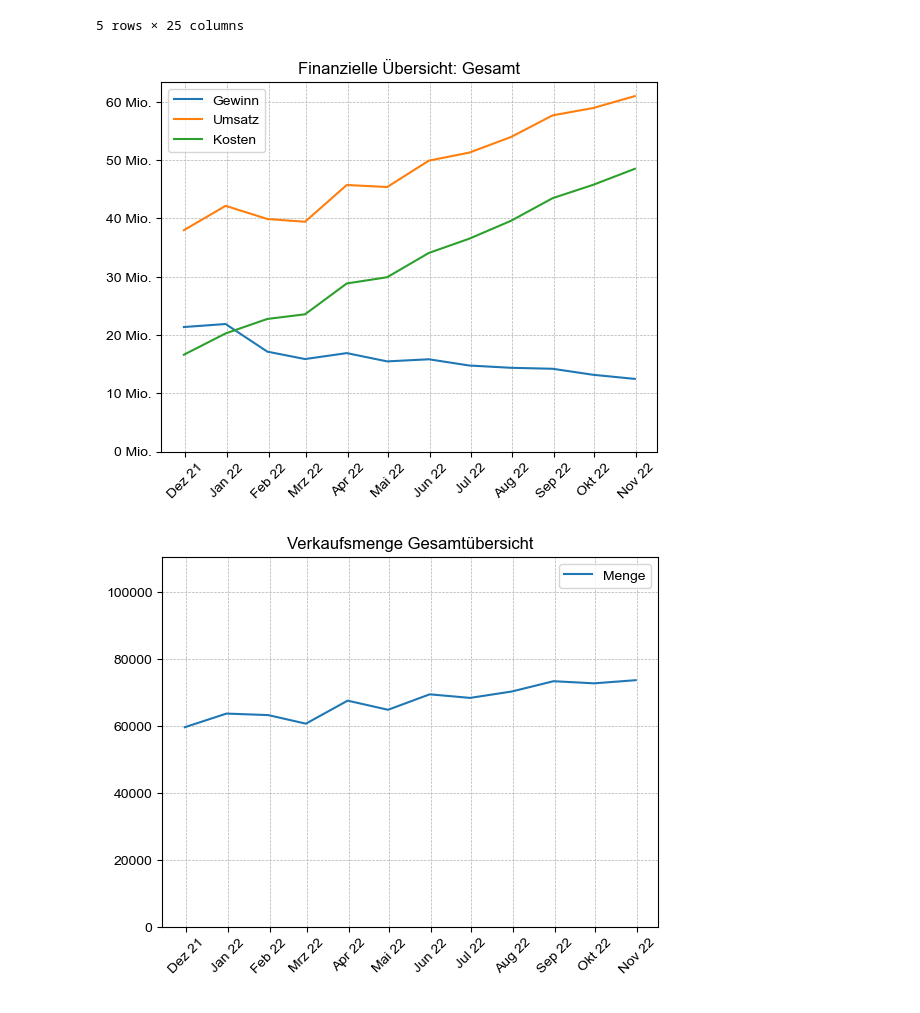
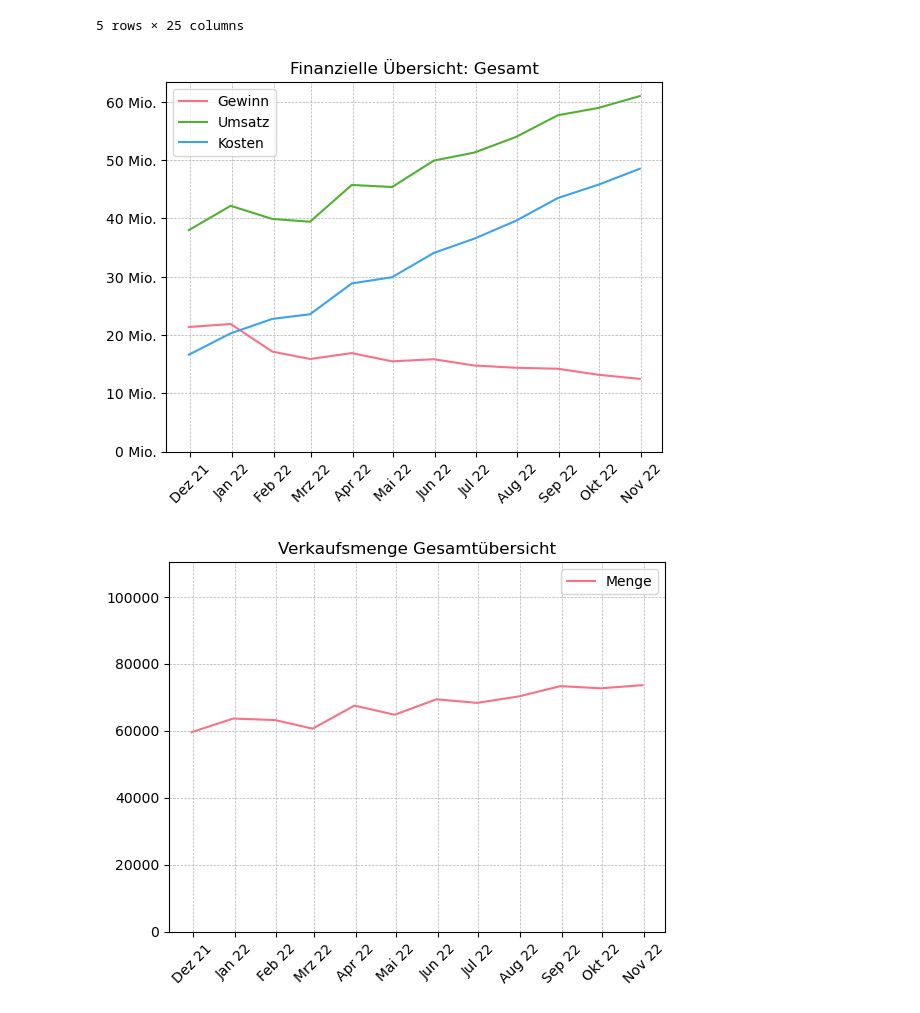
Before and after one commit to timstr97/business-analytics-case-study, a Jupyter notebook: sandbox/tim/präsi_sandbox.ipynb, the cells around one changed output. Drawn from its saved outputs; the diff is of its cells as text; code cells hidden in the pictures.

Commit message:
updated colorpalette

```diff
--- a/sandbox/tim/präsi_sandbox.ipynb
+++ b/sandbox/tim/präsi_sandbox.ipynb
@@ -96,6 +96,7 @@ for df_reg_main, region, marketplace in dataframes:
 # Alle DataFrames zusammenfügen (concat)
 # ignore_index=True: Index wird neu erstellt
 df_reg_main = pd.concat([df for df, _, _ in dataframes], ignore_index=True)
+df_reg_main = df_reg_main.replace(["online", "phone", "store"], ["Online", "Telefon", "Store"])
 # %%
 df_reg_main.head()
 # %% [output]
@@ -107,6 +108,9 @@ df_reg_main.head()
 | 4 | 2021-11-01 | Tablet Basic | 1.0 | 4 | 1 | 0 | 0 | 170.09 | NaN | NaN | ... |
 5 rows × 25 columns
 # %%
+# Generating colors from the "husl" palette
+palette = sns.color_palette("husl", 4)
+
 # Create a custom formatter function for the y-axis
 def millions_formatter(x, pos):
     return "%1.f Mio." % (x * 1e-6)
@@ -143,23 +147,23 @@ def format_lineplot():
 # %%
 df = df_reg_main.groupby(pd.Grouper(key="date", freq="1M")).agg(
     {"profit": "sum", "revenue": "sum", "cost": "sum"}
 )
 
-sns.lineplot(data=df, x="date", y="profit", label="Gewinn")
-sns.lineplot(data=df, x="date", y="revenue", label="Umsatz")
-sns.lineplot(data=df, x="date", y="cost", label="Kosten")
+sns.lineplot(data=df, x="date", y="profit", label="Gewinn", color=palette[0])
+sns.lineplot(data=df, x="date", y="revenue", label="Umsatz", color=palette[1])
+sns.lineplot(data=df, x="date", y="cost", label="Kosten", color=palette[2])
 
 format_lineplot()
 plt.gca().yaxis.set_major_formatter(ticker.FuncFormatter(millions_formatter))
 plt.title("Finanzielle Übersicht: Gesamt")
 
 plt.show()
 # %% [output]
-[figure, old version]
+[figure, new version]
 # %%
 df = df_reg_main.groupby(pd.Grouper(key="date", freq="1M")).agg({"amount": "sum"})
 
-sns.lineplot(data=df, x="date", y="amount", label="Menge")
+sns.lineplot(data=df, x="date", y="amount", label="Menge", color=palette[0])
 
 format_lineplot()
 
@@ -171,7 +175,7 @@ plt.title("Verkaufsmenge Gesamtübersicht")
 
 plt.show()
 # %% [output]
-[figure, old version]
+[figure, new version]
 # %%
 groups = {"product": "Produkt", "region": "Region", "marketplace": "Marktplatz"}
 
```
Also changed, not shown: parts of 2 cells of this notebook.
